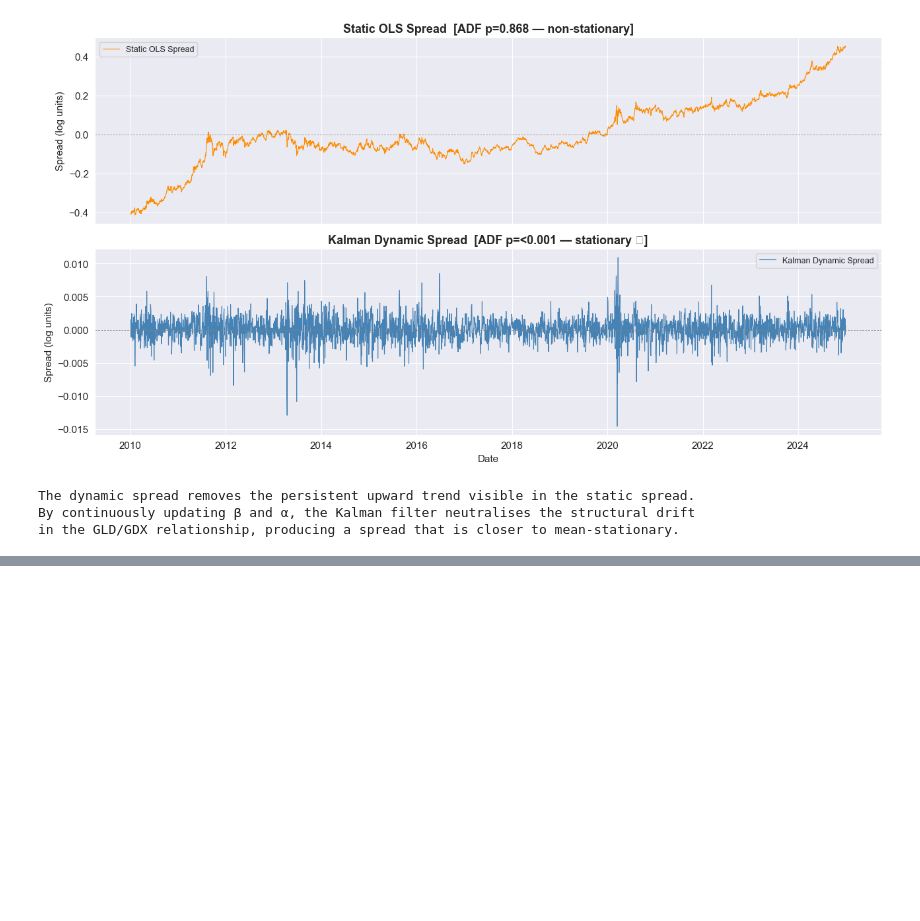
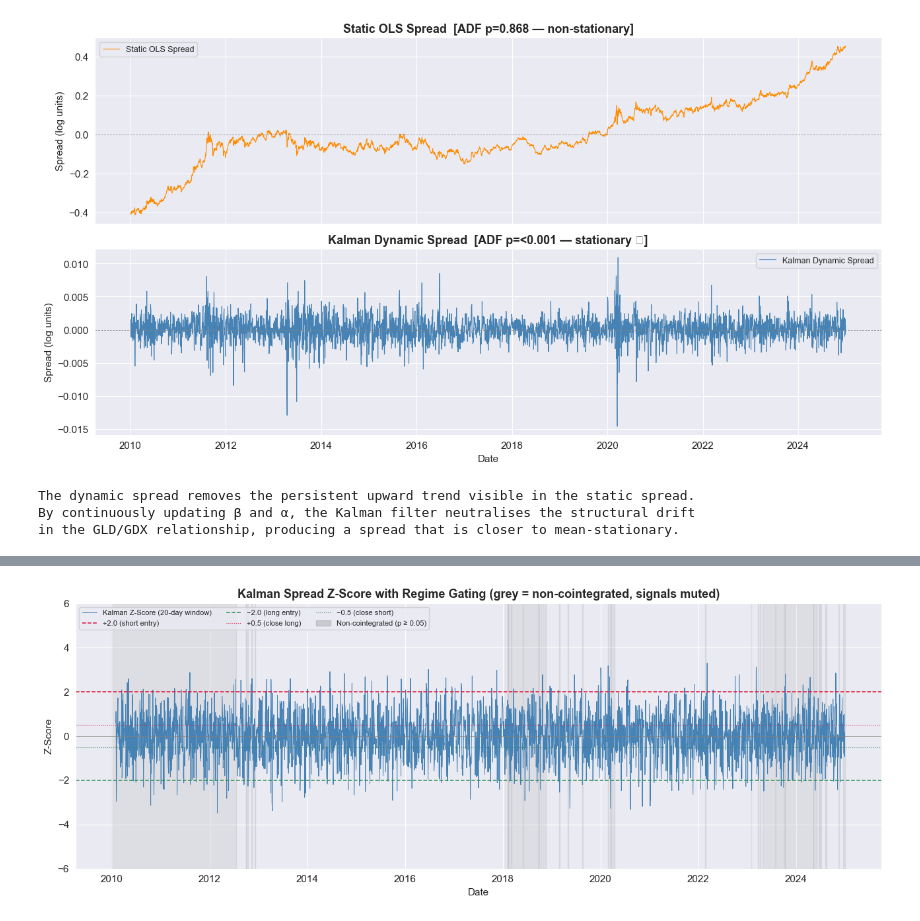
Before and after one commit to abhikapu6/quantProject, a Jupyter notebook: notebook.ipynb, the cells around one changed output, grey strips where cells are left out. Saved outputs shown, nothing was run; the diff lists cells and outputs as text; code cells hidden in the pictures; blank space fills up the shorter version.

Commit message:
completed step 8,regime-gated signal generation on Kalman spread with z-score thresholds

```diff
--- a/notebook.ipynb
+++ b/notebook.ipynb
@@ -1334,0 +1342,14 @@ in the GLD/GDX relationship, producing a spread that is closer to mean-stationar
+# %%
+# --- Z-Score on Dynamic Spread ---
+# Rolling mean and std over KALMAN_HALFLIFE window, then normalise.
+
+dyn_roll_mean = dynamic_spread.rolling(KALMAN_HALFLIFE).mean()
+dyn_roll_std  = dynamic_spread.rolling(KALMAN_HALFLIFE).std()
+kalman_zscore = (dynamic_spread - dyn_roll_mean) / dyn_roll_std
+kalman_zscore.name = 'kalman_zscore'
+
+print(f"Z-score window : {KALMAN_HALFLIFE} trading days")
+print(f"Valid z-scores : {kalman_zscore.notna().sum()} of {len(kalman_zscore)}")
+print(f"Z-score range  : [{kalman_zscore.min():.2f}, {kalman_zscore.max():.2f}]")
+print(f"Z > +2.0       : {(kalman_zscore > 2.0).sum()} days")
+print(f"Z < -2.0       : {(kalman_zscore < -2.0).sum()} days")
@@ -1334,0 +1435,46 @@ in the GLD/GDX relationship, producing a spread that is closer to mean-stationar
+# %%
+# --- Plot 1: Z-Score with regime shading and threshold lines ---
+
+fig, ax = plt.subplots(figsize=(13, 5))
+
+# Shade non-cointegrated periods grey
+not_active_dates = coint_gate.index[coint_gate >= 0.05]
+in_grey = False
+grey_start = None
+for date in coint_gate.index:
+    active = coint_gate.get(date, np.nan)
+    if pd.isna(active) or active >= 0.05:
+        if not in_grey:
+            grey_start = date
+            in_grey = True
+    else:
+        if in_grey:
+            ax.axvspan(grey_start, date, alpha=0.12, color='grey', label='_nolegend_')
+            in_grey = False
+if in_grey:
+    ax.axvspan(grey_start, coint_gate.index[-1], alpha=0.12, color='grey')
+
+# Dummy patch for legend
+import matplotlib.patches as mpatches
+grey_patch = mpatches.Patch(color='grey', alpha=0.3, label='Non-cointegrated (p ≥ 0.05)')
+
+ax.plot(kalman_zscore.index, kalman_zscore, color='steelblue', linewidth=0.7,
+        label='Kalman Z-Score (20-day window)')
+ax.axhline( ENTRY_THRESHOLD,  color='crimson',  linestyle='--', linewidth=1.1, label=f'+{ENTRY_THRESHOLD} (short entry)')
+ax.axhline(-ENTRY_THRESHOLD,  color='seagreen', linestyle='--', linewidth=1.1, label=f'−{ENTRY_THRESHOLD} (long entry)')
+ax.axhline( CLOSE_THRESHOLD,  color='crimson',  linestyle=':',  linewidth=0.8, label=f'+{CLOSE_THRESHOLD} (close long)')
+ax.axhline(-CLOSE_THRESHOLD,  color='seagreen', linestyle=':',  linewidth=0.8, label=f'−{CLOSE_THRESHOLD} (close short)')
+ax.axhline(0, color='grey', linewidth=0.5)
+
+ax.set_title('Kalman Spread Z-Score with Regime Gating (grey = non-cointegrated, signals muted)',
+             fontweight='bold')
+ax.set_xlabel('Date')
+ax.set_ylabel('Z-Score')
+ax.set_ylim(-6, 6)
+handles, labels = ax.get_legend_handles_labels()
+ax.legend(handles + [grey_patch], labels + ['Non-cointegrated (p ≥ 0.05)'], fontsize=8, ncol=3)
+plt.tight_layout()
+plt.savefig('data/plot_zscore_gated.png', dpi=150)
+plt.show()
+# %% [output]
+[figure, added]
```
Also changed, not shown: parts of 9 cells of this notebook, 16 other files.
